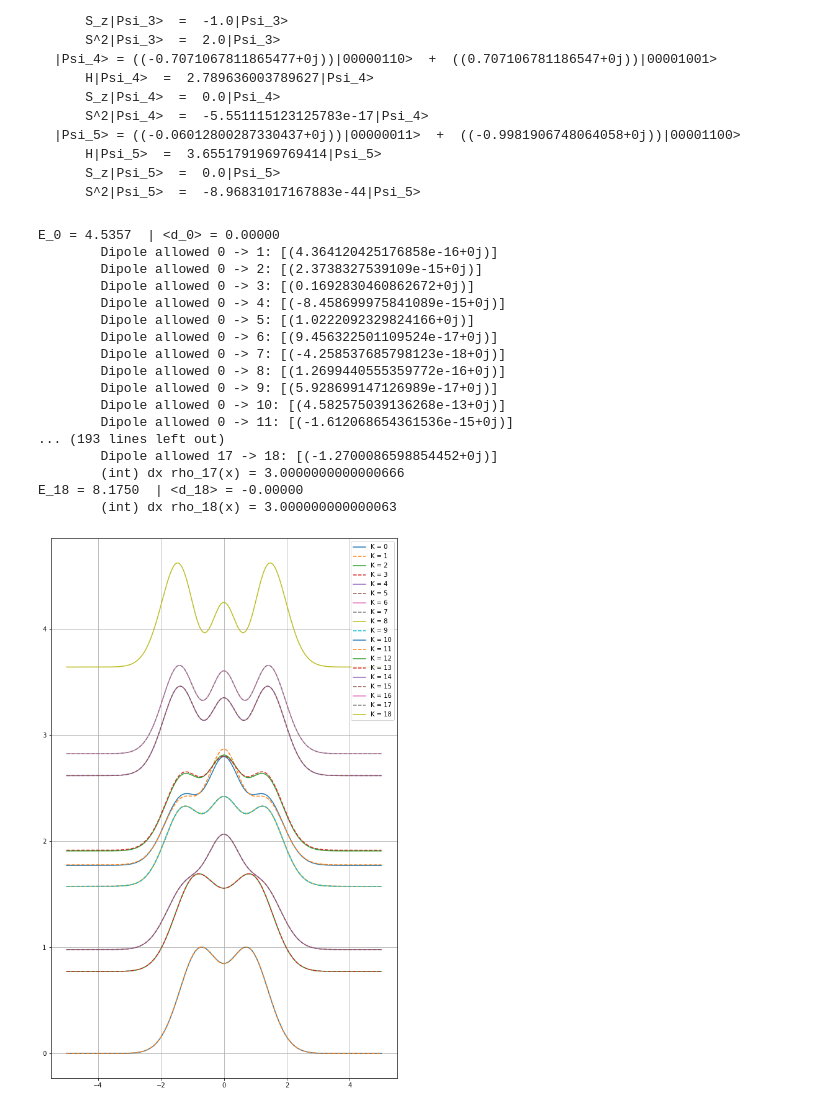
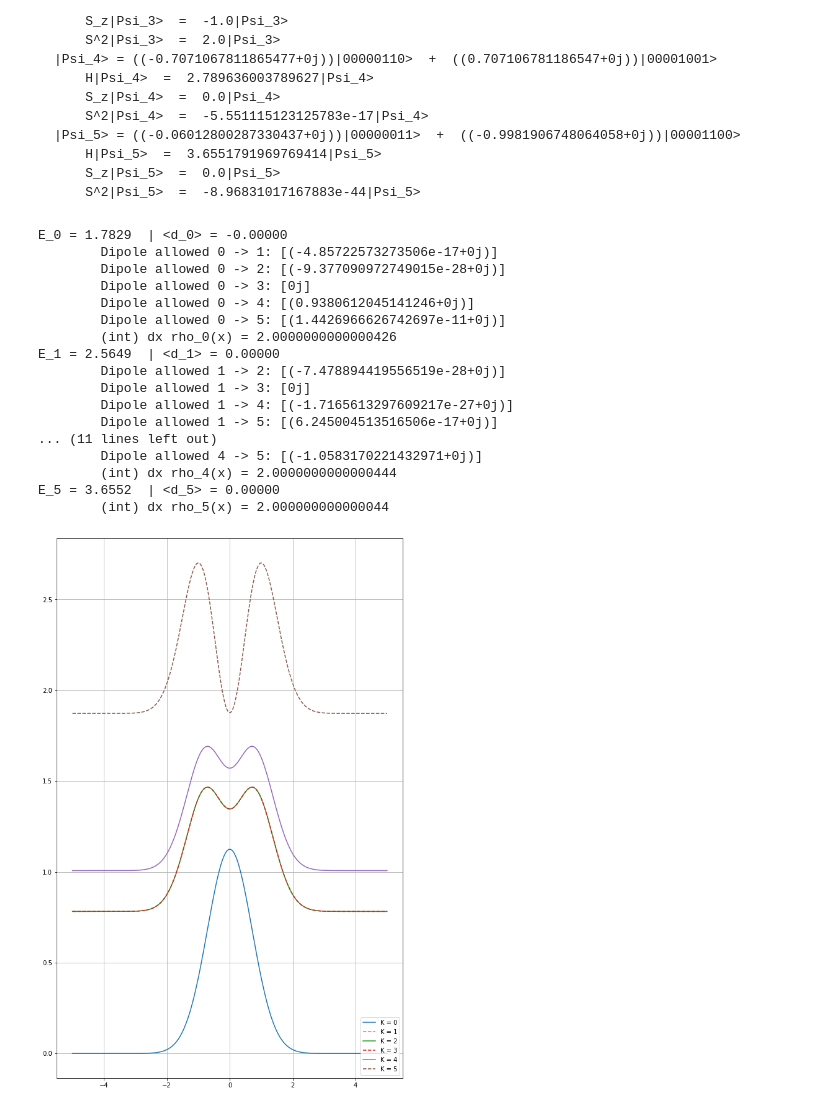
Before and after one commit to HyQD/configuration-interaction, a Jupyter notebook: scripts/two-spins.ipynb, the cells around one changed output. Saved outputs shown, nothing was run; the diff lists cells and outputs as text; code cells hidden in the pictures.

```diff
--- a/scripts/two-spins.ipynb
+++ b/scripts/two-spins.ipynb
@@ -320,8 +320,8 @@ E_5 = -34.8016  | <d_5> = -16.00000
 # %%
 omega = 1
 
-n = 3
-l = 3
+n = 2
+l = 2
 soft_coulomb = 1
 kappa = 1
 
@@ -585,40 +574,40 @@ for i in range(cisd.num_states):
 # %%
 fig = plt.figure(figsize=(10, 16))
 
-for I in range(cisd.num_states):
+for I in range(min(cisd.num_states, 20)):
     dip = cisd.compute_one_body_expectation_value(system.dipole_moment[0], K=I)
     print(fr"E_{I} = {cisd.energies[I]:.4f}  | <d_{I}> = {dip.real:.5f}")
-    for J in range(I + 1, cisd.num_states):
+    for J in range(I + 1, min(cisd.num_states, 20)):
         print(f"\tDipole allowed {I} -> {J}: {cisd.allowed_dipole_transition(I, J)}")
     rho_I = cisd.compute_particle_density(K=I).real
 
     plt.plot(
         system.grid,
         rho_I + cisd.energies[I].real - cisd.energies[0].real,
         "-" if I % 2 == 0 else "--",
         label=fr"K = {I}",
     )
     print(f"\t(int) dx rho_{I}(x) = {np.trapz(rho_I, system.grid)}")
 
 plt.grid()
-plt.legend()
+plt.legend(loc="lower right")
 plt.show()
 # %% [output]
-E_0 = 4.5357  | <d_0> = 0.00000
-        Dipole allowed 0 -> 1: [(4.364120425176858e-16+0j)]
-        Dipole allowed 0 -> 2: [(2.3738327539109e-15+0j)]
-        Dipole allowed 0 -> 3: [(0.1692830460862672+0j)]
-        Dipole allowed 0 -> 4: [(-8.458699975841089e-15+0j)]
-        Dipole allowed 0 -> 5: [(1.0222092329824166+0j)]
-        Dipole allowed 0 -> 6: [(9.456322501109524e-17+0j)]
-        Dipole allowed 0 -> 7: [(-4.258537685798123e-18+0j)]
-        Dipole allowed 0 -> 8: [(1.2699440555359772e-16+0j)]
-        Dipole allowed 0 -> 9: [(5.928699147126989e-17+0j)]
-        Dipole allowed 0 -> 10: [(4.582575039136268e-13+0j)]
-        Dipole allowed 0 -> 11: [(-1.612068654361536e-15+0j)]
-... (193 lines left out)
-        Dipole allowed 17 -> 18: [(-1.2700086598854452+0j)]
-        (int) dx rho_17(x) = 3.0000000000000666
-E_18 = 8.1750  | <d_18> = -0.00000
-        (int) dx rho_18(x) = 3.000000000000063
+E_0 = 1.7829  | <d_0> = -0.00000
+        Dipole allowed 0 -> 1: [(-4.85722573273506e-17+0j)]
+        Dipole allowed 0 -> 2: [(-9.377090972749015e-28+0j)]
+        Dipole allowed 0 -> 3: [0j]
+        Dipole allowed 0 -> 4: [(0.9380612045141246+0j)]
+        Dipole allowed 0 -> 5: [(1.4426966626742697e-11+0j)]
+        (int) dx rho_0(x) = 2.0000000000000426
+E_1 = 2.5649  | <d_1> = 0.00000
+        Dipole allowed 1 -> 2: [(-7.478894419556519e-28+0j)]
+        Dipole allowed 1 -> 3: [0j]
+        Dipole allowed 1 -> 4: [(-1.7165613297609217e-27+0j)]
+        Dipole allowed 1 -> 5: [(6.245004513516506e-17+0j)]
+... (11 lines left out)
+        Dipole allowed 4 -> 5: [(-1.0583170221432971+0j)]
+        (int) dx rho_4(x) = 2.0000000000000444
+E_5 = 3.6552  | <d_5> = 0.00000
+        (int) dx rho_5(x) = 2.000000000000044
-[figure, old version]
+[figure, new version]
```
Also changed, not shown: parts of 6 cells of this notebook.
